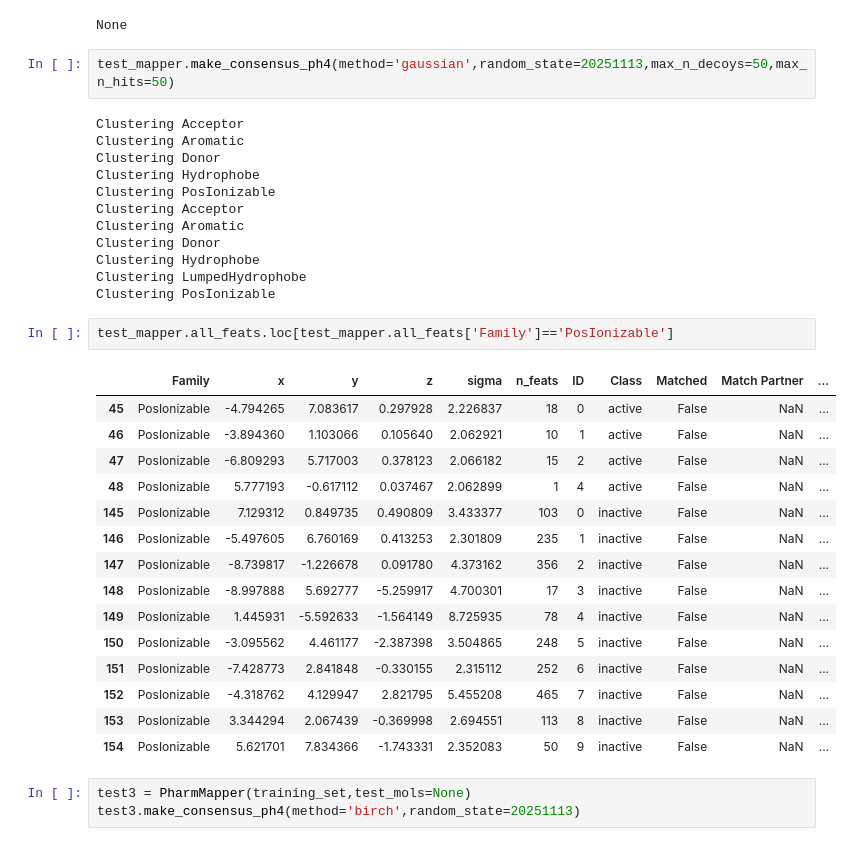
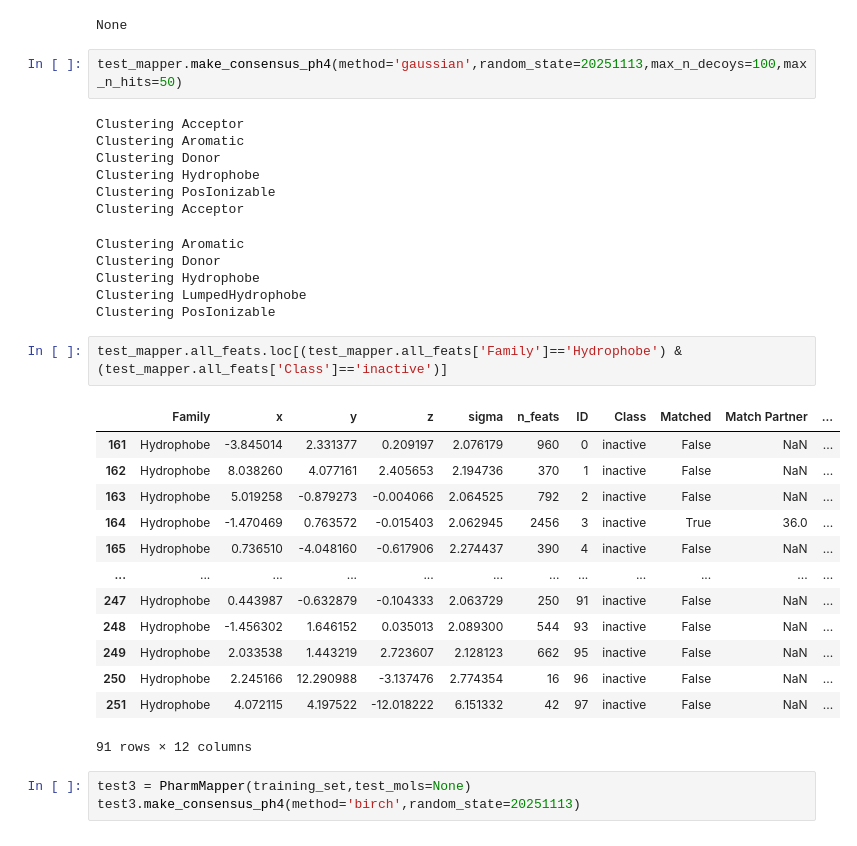
Before and after one commit to mghahremanpour/PharmMap, a Jupyter notebook: testing_notebooks/ph4_screening_test.ipynb, the cells around one changed output. Drawn from its saved outputs; the diff is of its cells as text.

```diff
--- a/testing_notebooks/ph4_screening_test.ipynb
+++ b/testing_notebooks/ph4_screening_test.ipynb
@@ -1022,7 +1102,7 @@ print(test_mapper.test_mols)
 # %% [output]
 None
 # %%
-test_mapper.make_consensus_ph4(method='gaussian',random_state=20251113,max_n_decoys=50,max_n_hits=50)
+test_mapper.make_consensus_ph4(method='gaussian',random_state=20251113,max_n_decoys=100,max_n_hits=50)
 # %% [output]
 Clustering Acceptor
 Clustering Aromatic
@@ -1030,29 +1110,27 @@ Clustering Donor
 Clustering Hydrophobe
 Clustering PosIonizable
 Clustering Acceptor
-Clustering Aromatic
-Clustering Donor
-Clustering Hydrophobe
-Clustering LumpedHydrophobe
-Clustering PosIonizable
+Clustering Aromatic
+Clustering Donor
+Clustering Hydrophobe
+Clustering LumpedHydrophobe
+Clustering PosIonizable
 # %%
-test_mapper.all_feats.loc[test_mapper.all_feats['Family']=='PosIonizable']
+test_mapper.all_feats.loc[(test_mapper.all_feats['Family']=='Hydrophobe') & (test_mapper.all_feats['Class']=='inactive')]
 # %% [output]
 |  | Family | x | y | z | sigma | n_feats | ID | Class | Matched | Match Partner | ... |
-| 45 | PosIonizable | -4.794265 | 7.083617 | 0.297928 | 2.226837 | 18 | 0 | active | False | NaN | ... |
-| 46 | PosIonizable | -3.894360 | 1.103066 | 0.105640 | 2.062921 | 10 | 1 | active | False | NaN | ... |
-| 47 | PosIonizable | -6.809293 | 5.717003 | 0.378123 | 2.066182 | 15 | 2 | active | False | NaN | ... |
-| 48 | PosIonizable | 5.777193 | -0.617112 | 0.037467 | 2.062899 | 1 | 4 | active | False | NaN | ... |
-| 145 | PosIonizable | 7.129312 | 0.849735 | 0.490809 | 3.433377 | 103 | 0 | inactive | False | NaN | ... |
-| 146 | PosIonizable | -5.497605 | 6.760169 | 0.413253 | 2.301809 | 235 | 1 | inactive | False | NaN | ... |
-| 147 | PosIonizable | -8.739817 | -1.226678 | 0.091780 | 4.373162 | 356 | 2 | inactive | False | NaN | ... |
-| 148 | PosIonizable | -8.997888 | 5.692777 | -5.259917 | 4.700301 | 17 | 3 | inactive | False | NaN | ... |
-| 149 | PosIonizable | 1.445931 | -5.592633 | -1.564149 | 8.725935 | 78 | 4 | inactive | False | NaN | ... |
-| 150 | PosIonizable | -3.095562 | 4.461177 | -2.387398 | 3.504865 | 248 | 5 | inactive | False | NaN | ... |
-| 151 | PosIonizable | -7.428773 | 2.841848 | -0.330155 | 2.315112 | 252 | 6 | inactive | False | NaN | ... |
-| 152 | PosIonizable | -4.318762 | 4.129947 | 2.821795 | 5.455208 | 465 | 7 | inactive | False | NaN | ... |
-| 153 | PosIonizable | 3.344294 | 2.067439 | -0.369998 | 2.694551 | 113 | 8 | inactive | False | NaN | ... |
-| 154 | PosIonizable | 5.621701 | 7.834366 | -1.743331 | 2.352083 | 50 | 9 | inactive | False | NaN | ... |
+| 161 | Hydrophobe | -3.845014 | 2.331377 | 0.209197 | 2.076179 | 960 | 0 | inactive | False | NaN | ... |
+| 162 | Hydrophobe | 8.038260 | 4.077161 | 2.405653 | 2.194736 | 370 | 1 | inactive | False | NaN | ... |
+| 163 | Hydrophobe | 5.019258 | -0.879273 | -0.004066 | 2.064525 | 792 | 2 | inactive | False | NaN | ... |
+| 164 | Hydrophobe | -1.470469 | 0.763572 | -0.015403 | 2.062945 | 2456 | 3 | inactive | True | 36.0 | ... |
+| 165 | Hydrophobe | 0.736510 | -4.048160 | -0.617906 | 2.274437 | 390 | 4 | inactive | False | NaN | ... |
+| ... | ... | ... | ... | ... | ... | ... | ... | ... | ... | ... | ... |
+| 247 | Hydrophobe | 0.443987 | -0.632879 | -0.104333 | 2.063729 | 250 | 91 | inactive | False | NaN | ... |
+| 248 | Hydrophobe | -1.456302 | 1.646152 | 0.035013 | 2.089300 | 544 | 93 | inactive | False | NaN | ... |
+| 249 | Hydrophobe | 2.033538 | 1.443219 | 2.723607 | 2.128123 | 662 | 95 | inactive | False | NaN | ... |
+| 250 | Hydrophobe | 2.245166 | 12.290988 | -3.137476 | 2.774354 | 16 | 96 | inactive | False | NaN | ... |
+| 251 | Hydrophobe | 4.072115 | 4.197522 | -12.018222 | 6.151332 | 42 | 97 | inactive | False | NaN | ... |
+91 rows × 12 columns
 # %%
 test3 = PharmMapper(training_set,test_mols=None)
 test3.make_consensus_ph4(method='birch',random_state=20251113)
```
Also changed, not shown: parts of 14 cells of this notebook, 3 other files.
